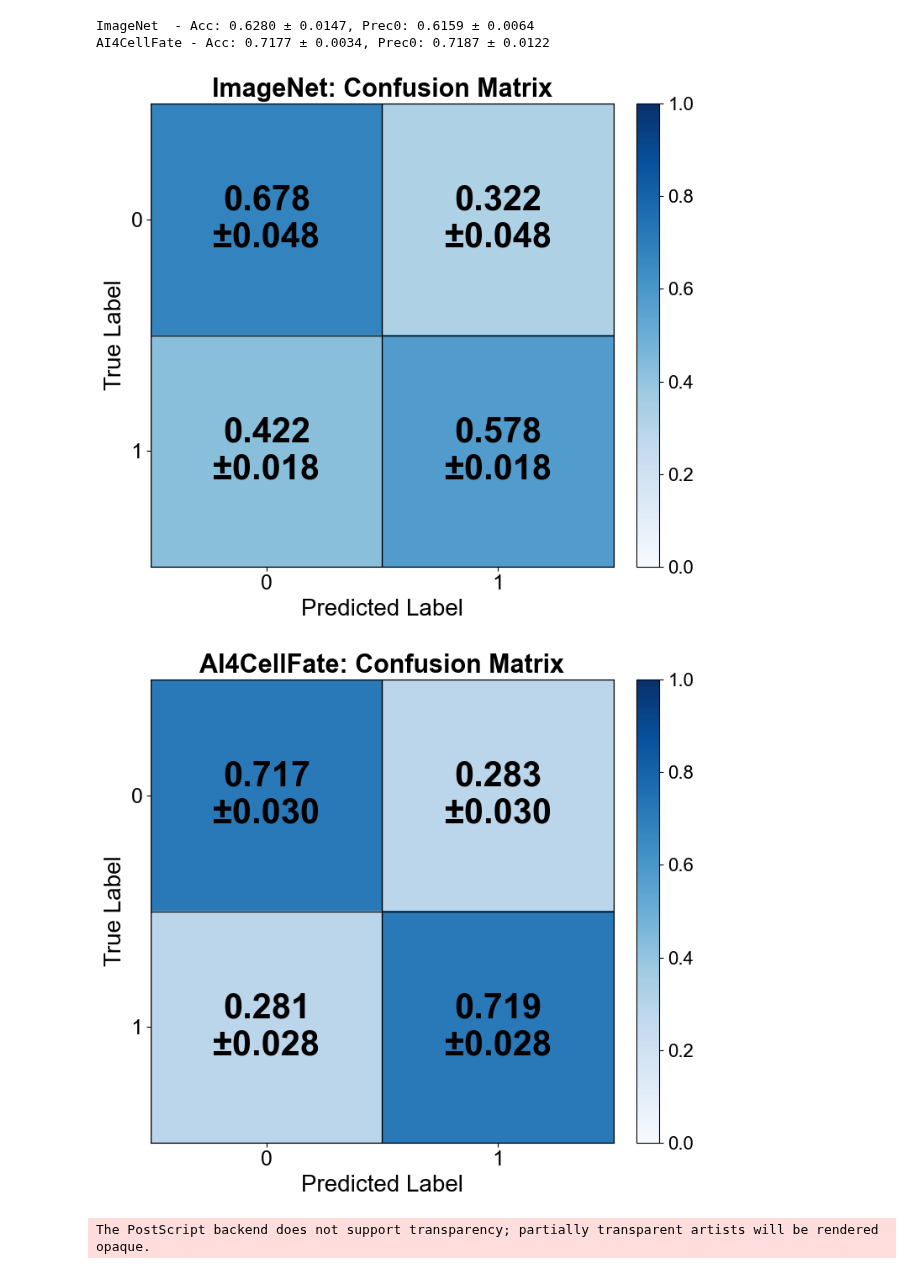
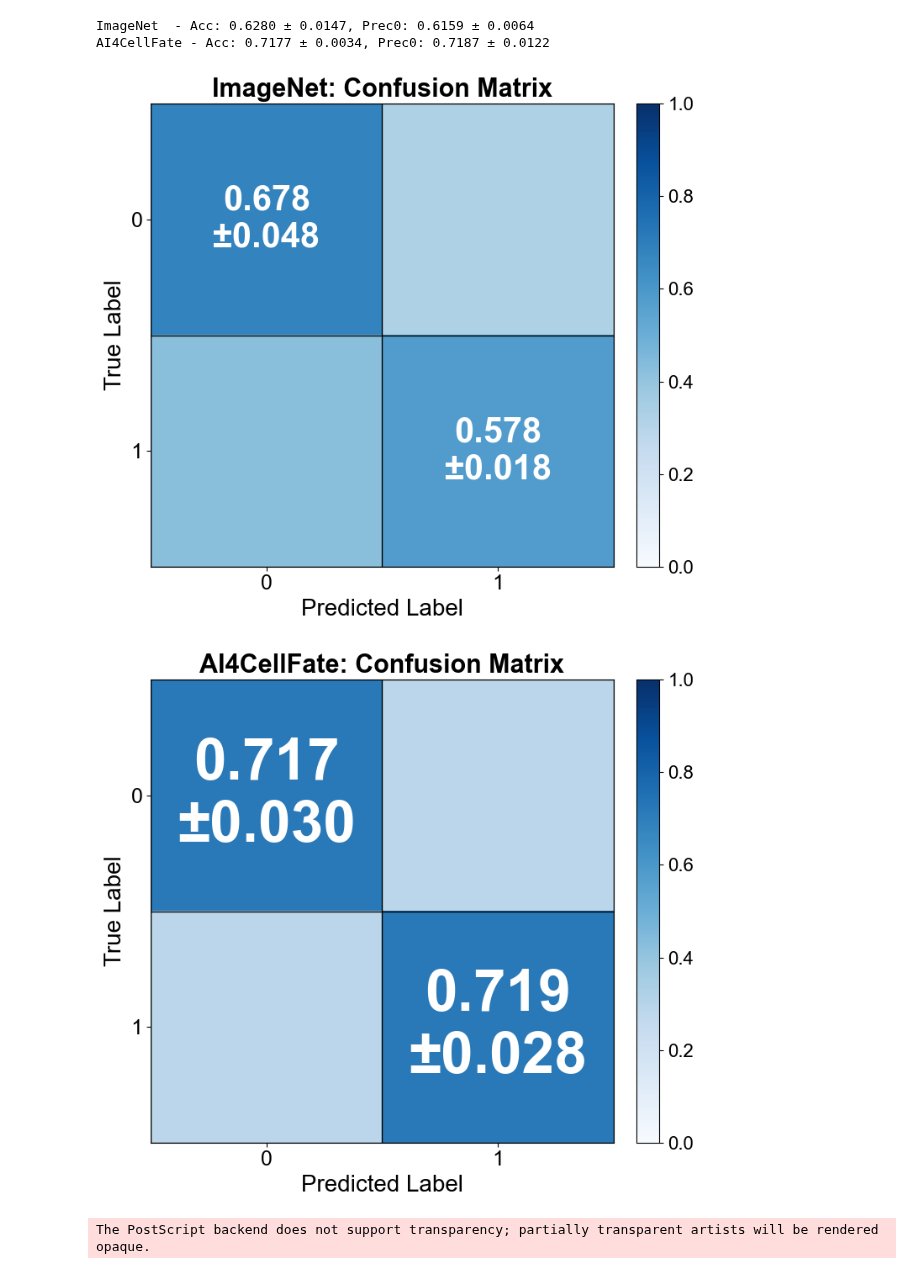
Before and after one commit to ComputationalMicroscopy4CellBio/AI4CellFate, a Jupyter notebook: notebooks/manuscript/SI_imagenet_classifier.ipynb, the cells around one changed output. Saved outputs shown, nothing was run; the diff lists cells and outputs as text; code cells hidden in the pictures.

```diff
--- a/notebooks/manuscript/SI_imagenet_classifier.ipynb
+++ b/notebooks/manuscript/SI_imagenet_classifier.ipynb
@@ -327,14 +327,15 @@ cbar.ax.tick_params(labelsize=16)
 # Annotate each cell with mean ± std
 for i in range(num_classes):
     for j in range(num_classes):
-        text = f"{mean_cm[i, j]:.3f}\n±{std_cm[i, j]:.3f}"
-        ax.text(j, i, text, ha='center', va='center', color='black', fontsize=30, fontweight='bold')
+        if i == j:  # Only show values on the diagonal
+            text = f"{mean_cm[i, j]:.3f}\n±{std_cm[i, j]:.3f}"
+            ax.text(j, i, text, ha='center', va='center', color='white', fontsize=30, fontweight='bold')
 
 plt.tight_layout()
 #plt.savefig("imagenet_conf_matrix.eps", dpi=300, bbox_inches="tight")
 plt.show()
 # %% [output]
-[figure, old version]
+[figure, new version]
 # %%
 # Annotated mean confusion matrix with ± std (across 3 seeds)
 import numpy as np
@@ -352,37 +353,38 @@ rcParams['font.size'] = 18
 fig, ax = plt.subplots(figsize=(8, 7))
 im = ax.imshow(mean_cm, interpolation='nearest', cmap=plt.cm.Blues, vmin=0, vmax=1)
 
 # Title and labels
 ax.set_title('AI4CellFate: Confusion Matrix', fontsize=22, fontweight='bold')
 num_classes = mean_cm.shape[0]
 ax.set_xlabel('Predicted Label', fontsize=20)
 ax.set_ylabel('True Label', fontsize=20)
 ax.set_xticks(np.arange(num_classes))
 ax.set_yticks(np.arange(num_classes))
 ax.set_xticklabels([str(i) for i in range(num_classes)], fontsize=18)
 ax.set_yticklabels([str(i) for i in range(num_classes)], fontsize=18)
 
 # Grid lines for clarity
 ax.set_xticks(np.arange(-0.5, num_classes, 1), minor=True)
 ax.set_yticks(np.arange(-0.5, num_classes, 1), minor=True)
 ax.grid(which='minor', color='black', linestyle='-', linewidth=1)
 ax.tick_params(which='minor', bottom=False, left=False)
 
 # Colorbar
 cbar = plt.colorbar(im, ax=ax, fraction=0.046, pad=0.04)
 cbar.ax.tick_params(labelsize=16)
 
-# Annotate each cell with mean ± std
+# Annotate ONLY diagonal cells with mean ± std in WHITE
 for i in range(num_classes):
     for j in range(num_classes):
-        text = f"{mean_cm[i, j]:.3f}\n±{std_cm[i, j]:.3f}"
-        ax.text(j, i, text, ha='center', va='center', color='black', fontsize=30, fontweight='bold')
+        if i == j:  # Only show values on the diagonal
+            text = f"{mean_cm[i, j]:.3f}\n±{std_cm[i, j]:.3f}"
+            ax.text(j, i, text, ha='center', va='center', color='white', fontsize=50, fontweight='bold')
 
 plt.tight_layout()
 #plt.savefig("ai4cellfate_conf_matrix.eps", dpi=300, bbox_inches="tight")
 plt.show()
 # %% [output]
-[figure, old version]
+[figure, new version]
 # %%
 # Compute means and standard deviations
 means_precision = bar_precision_means
```
Also changed, not shown: 1 other file.
